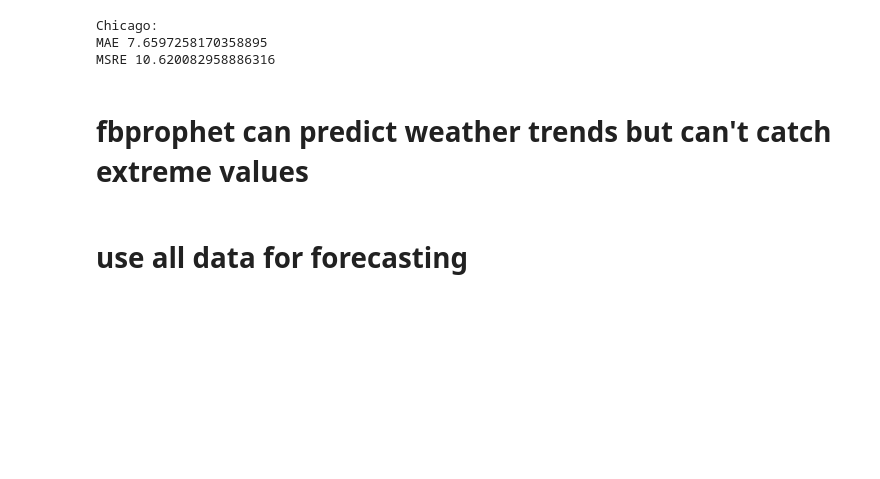
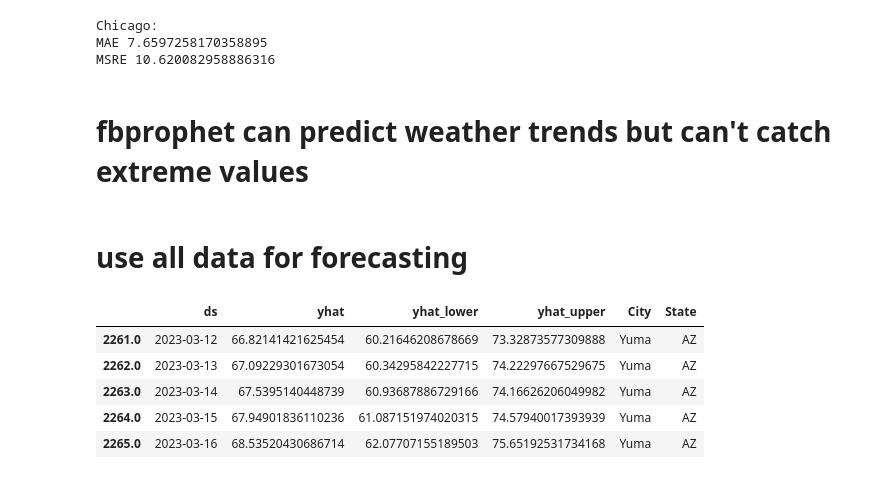
Before and after one commit to BloomTech-Labs/PT17_cityspire-b-ds, a Jupyter notebook: notebooks/model/weather/fbprophet_weather.ipynb, the cells around one changed output. Drawn from its saved outputs; the diff is of its cells as text; code cells hidden in the pictures; blank space fills up the shorter version.

```diff
--- a/notebooks/model/weather/fbprophet_weather.ipynb
+++ b/notebooks/model/weather/fbprophet_weather.ipynb
@@ -323,3 +323,16 @@ for city in cities.groups:
 
     # append csv with forecasted data
     forecast.to_csv('data/weather_2year_forecast.csv', mode='a', index='False')
+# %%
+forecast_2year = pd.read_csv('data/weather_2year_forecast.csv', index_col=0)
+forecast_2year = forecast_2year[~(forecast_2year['City'] == 'City')]
+forecast_2year.to_csv('data/weather_pred_and_forecast.csv')
+# %%
+forecast_2year.tail()
+# %% [output]
+|  | ds | yhat | yhat_lower | yhat_upper | City | State |
+| 2261.0 | 2023-03-12 | 66.82141421625454 | 60.21646208678669 | 73.32873577309888 | Yuma | AZ |
+| 2262.0 | 2023-03-13 | 67.09229301673054 | 60.34295842227715 | 74.22297667529675 | Yuma | AZ |
+| 2263.0 | 2023-03-14 | 67.5395140448739 | 60.93687886729166 | 74.16626206049982 | Yuma | AZ |
+| 2264.0 | 2023-03-15 | 67.94901836110236 | 61.087151974020315 | 74.57940017393939 | Yuma | AZ |
+| 2265.0 | 2023-03-16 | 68.53520430686714 | 62.07707155189503 | 75.65192531734168 | Yuma | AZ |
```
Also changed, not shown: parts of 12 cells of this notebook, 2 other files.
